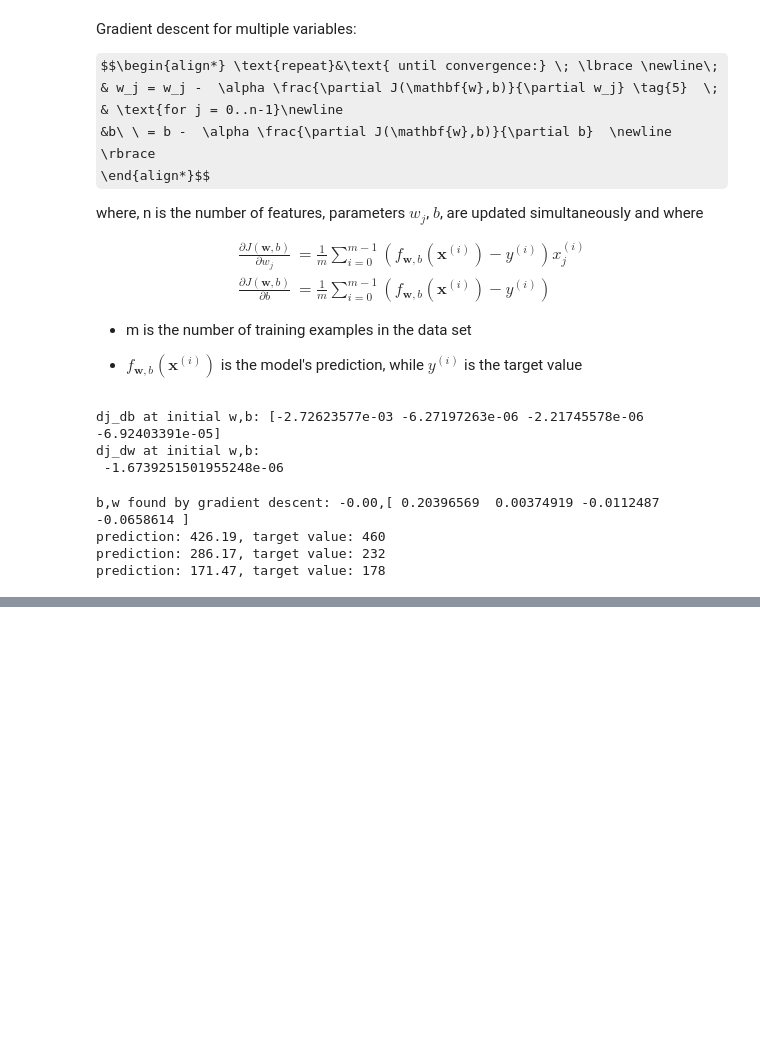
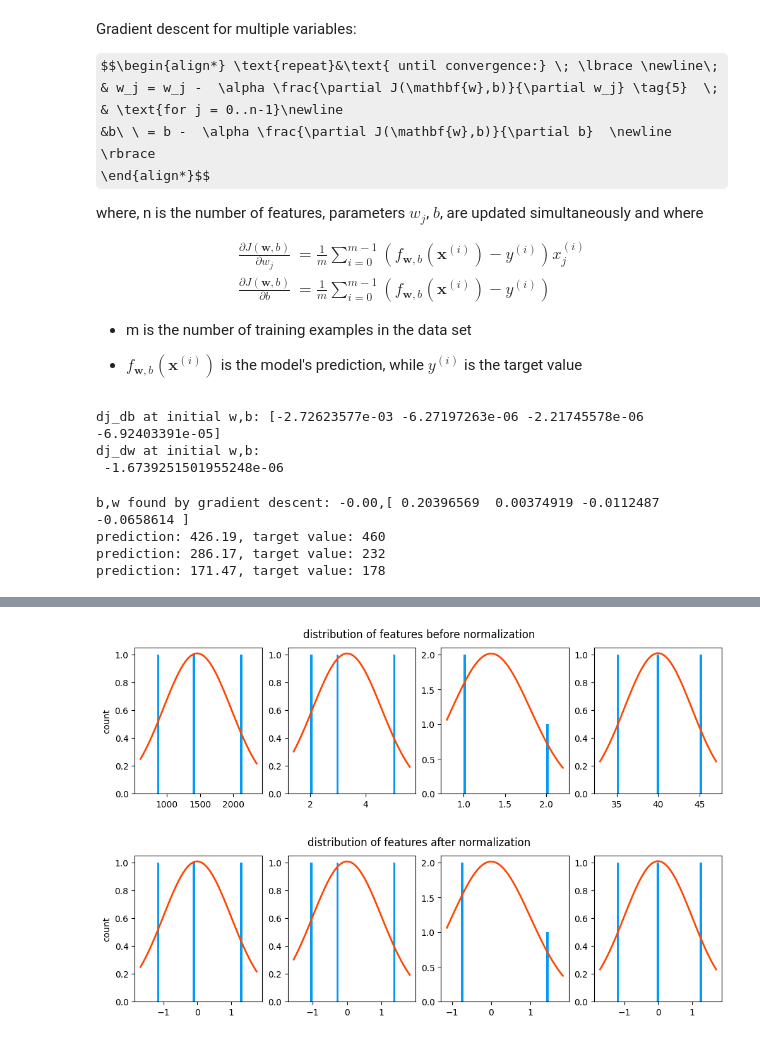
Before and after one commit to shazaelmorsh/Machine-Learning-Concepts, a Jupyter notebook: Supervised_Machine_Learning.ipynb, the cells around one changed output, grey strips where cells are left out. Cells and saved outputs as stored; diff of their text form; code cells hidden in the pictures; some formulas as TeX source; blank space fills up the shorter version.

```diff
--- a/Supervised_Machine_Learning.ipynb
+++ b/Supervised_Machine_Learning.ipynb
@@ -271,9 +283,9 @@ alpha = 5.0e-7
 w_final, b_final, J_hist = gradient_descent_multiple_features(x_train, y_train, initial_w, initial_b,
                                                     alpha, iterations)
 print(f"b,w found by gradient descent: {b_final:0.2f},{w_final} ")
-m,_ = X_train.shape
+m,_ = x_train.shape
 for i in range(m):
-    print(f"prediction: {np.dot(X_train[i], w_final) + b_final:0.2f}, target value: {y_train[i]}")
+    print(f"prediction: {np.dot(x_train[i], w_final) + b_final:0.2f}, target value: {y_train[i]}")
 # %% [output]
 b,w found by gradient descent: -0.00,[ 0.20396569  0.00374919 -0.0112487  -0.0658614 ]
 prediction: 426.19, target value: 460
@@ -281,0 +348,13 @@ prediction: 171.47, target value: 178
+# %%
+def zscore_normalize_features(x):
+  mu = np.mean(x,0)
+  sig = np.std(x,0)
+  x_norm = (x - mu)/sig
+  # return x_norm, mu , sig
+  return x_norm
+# X_norm, X_mu, X_sigma = zscore_normalize_features(x_train)
+X_norm = zscore_normalize_features(x_train)
+print("before normalization")
+print(x_train)
+print("after normalization")
+print(X_norm)
@@ -281,0 +370,17 @@ prediction: 171.47, target value: 178
+# %%
+fig,ax=plt.subplots(1, 4, figsize=(12, 3))
+for i in range(len(ax)):
+    norm_plot(ax[i],x_train[:,i])
+ax[0].set_ylabel("count");
+fig.suptitle("distribution of features before normalization")
+plt.show()
+fig,ax=plt.subplots(1,4,figsize=(12,3))
+for i in range(len(ax)):
+    norm_plot(ax[i],X_norm[:,i],)
+ax[0].set_ylabel("count");
+fig.suptitle("distribution of features after normalization")
+
+plt.show()
+# %% [output]
+[figure, added]
+[figure, added]
```
Also changed, not shown: parts of 51 cells of this notebook.
